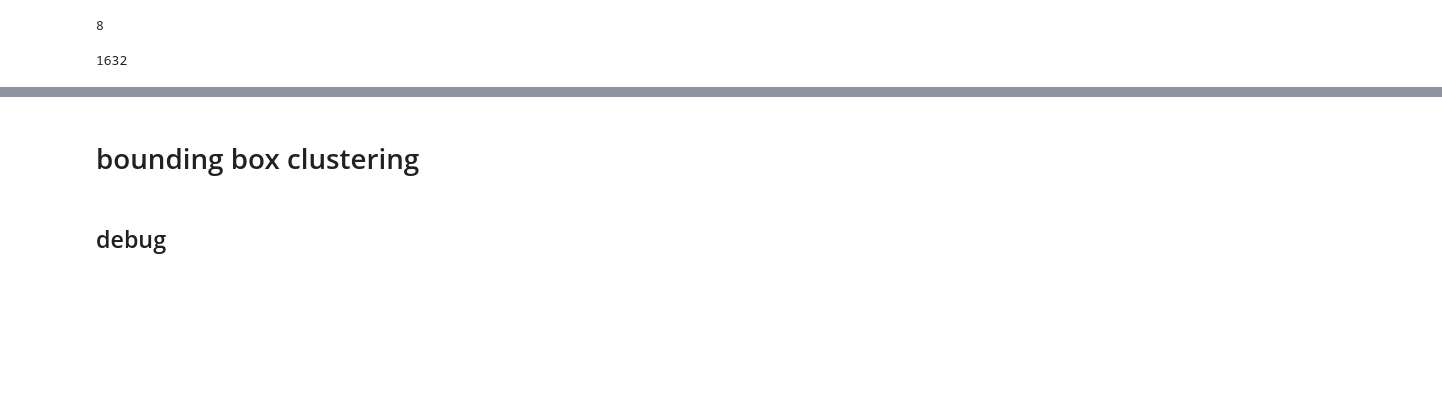
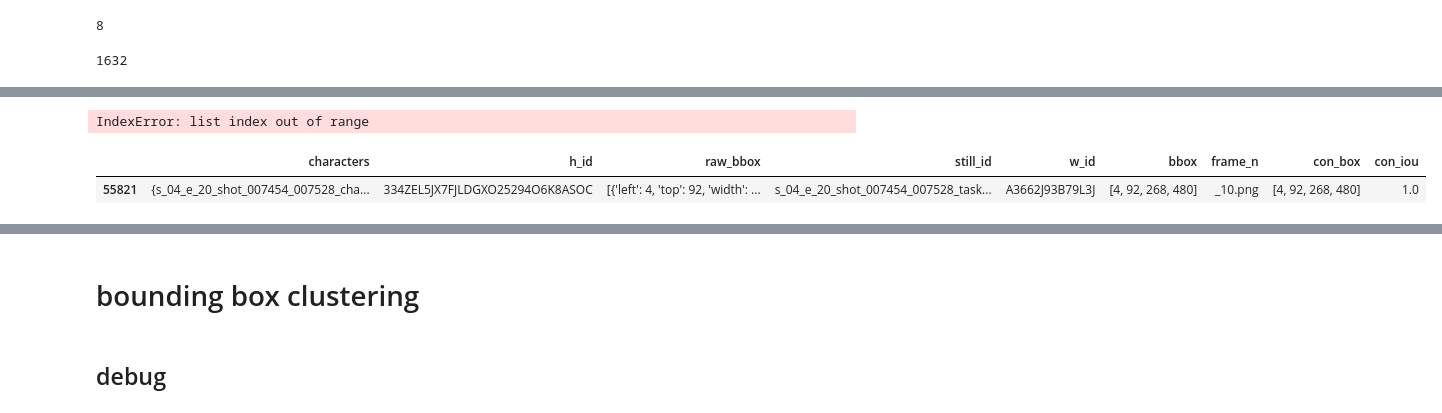
Before and after one commit to drschwenk/stage_1, a Jupyter notebook: mturk_subtask_analyzer.ipynb, the cells around one changed output, grey strips where cells are left out. Drawn from its saved outputs; the diff is of its cells as text; code cells hidden in the pictures; blank space fills up the shorter version.

```diff
--- a/mturk_subtask_analyzer.ipynb
+++ b/mturk_subtask_analyzer.ipynb
@@ -461,0 +558,2 @@ len(subtask_by_frame)
+# %%
+workers_below_thresh = workers_below_thresh.reset_index()
@@ -461,0 +582,13 @@ len(subtask_by_frame)
+# %%
+check_df = bbox_df_con_exists[bbox_df_con_exists['w_id'] == check_these_workers[8]]
+subn = check_df.shape[0]
+subn
+# %% [output]
+IndexError: list index out of range
+# %%
+rown = random.randint(0, subn)
+worker_row = check_df.iloc[rown: rown+1]
+worker_row
+# %% [output]
+|  | characters | h_id | raw_bbox | still_id | w_id | bbox | frame_n | con_box | con_iou |
+| 55821 | {s_04_e_20_shot_007454_007528_cha... | 334ZEL5JX7FJLDGXO25294O6K8ASOC | [{'left': 4, 'top': 92, 'width': ... | s_04_e_20_shot_007454_007528_task... | A3662J93B79L3J | [4, 92, 268, 480] | _10.png | [4, 92, 268, 480] | 1.0 |
```
Also changed, not shown: parts of 44 cells of this notebook, 1 other file.
